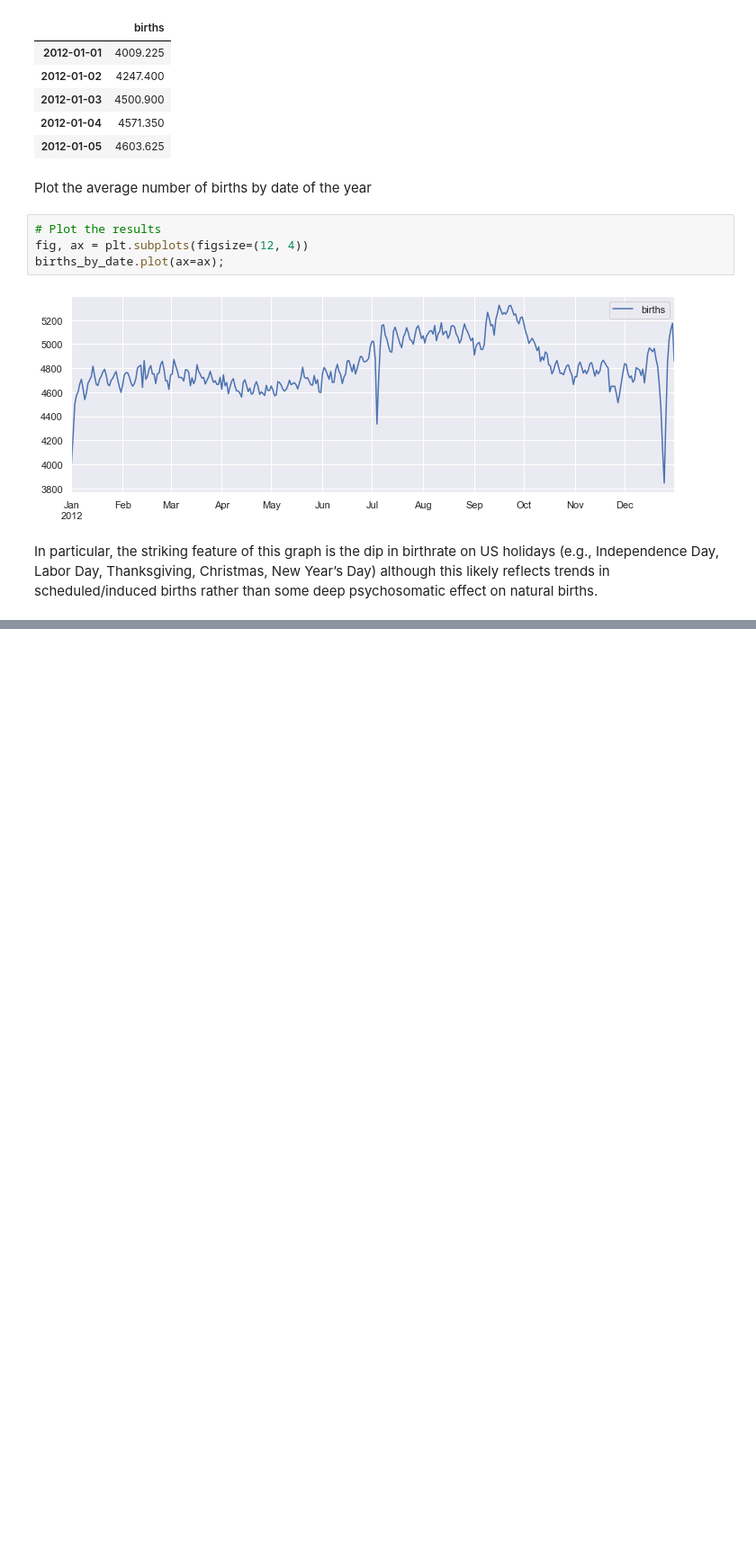
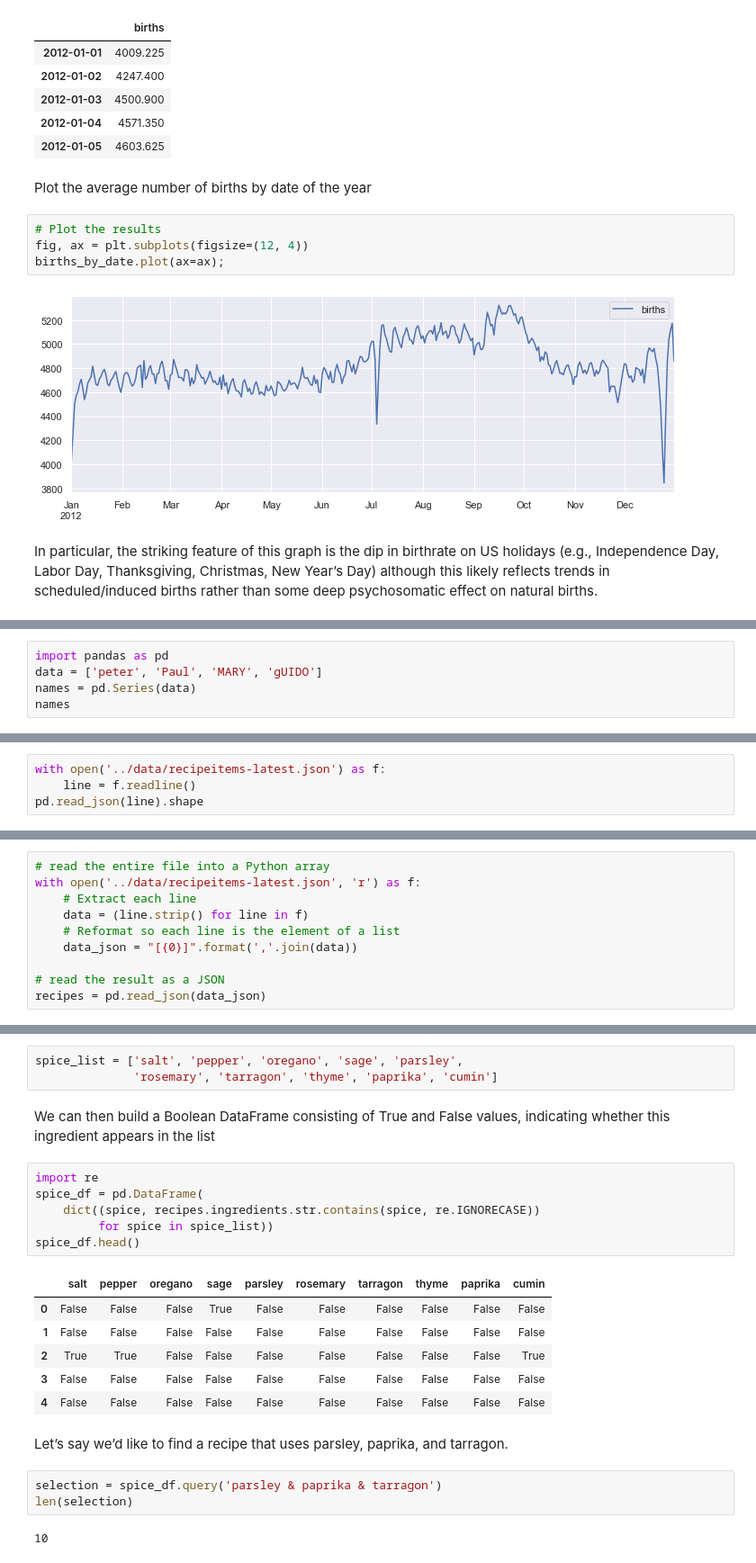
Before and after one commit to hanchiang/python-data-science-handbook, a Jupyter notebook: 3-data-manipulation-with-pandas/3-data-manipulation-with-pandas.ipynb, the cells around one changed output, grey strips where cells are left out. Shown at 90% size. Cells and saved outputs as stored; diff of their text form; blank space fills up the shorter version.

```diff
--- a/3-data-manipulation-with-pandas/3-data-manipulation-with-pandas.ipynb
+++ b/3-data-manipulation-with-pandas/3-data-manipulation-with-pandas.ipynb
@@ -2096,0 +2109,5 @@ psychosomatic effect on natural births.
+# %%
+import pandas as pd
+data = ['peter', 'Paul', 'MARY', 'gUIDO']
+names = pd.Series(data)
+names
@@ -2096,0 +2271,4 @@ psychosomatic effect on natural births.
+# %%
+with open('../data/recipeitems-latest.json') as f:
+    line = f.readline()
+pd.read_json(line).shape
@@ -2096,0 +2281,10 @@ psychosomatic effect on natural births.
+# %%
+# read the entire file into a Python array
+with open('../data/recipeitems-latest.json', 'r') as f:
+    # Extract each line
+    data = (line.strip() for line in f)
+    # Reformat so each line is the element of a list
+    data_json = "[{0}]".format(','.join(data))
+
+# read the result as a JSON
+recipes = pd.read_json(data_json)
@@ -2096,0 +2361,26 @@ psychosomatic effect on natural births.
+# %%
+spice_list = ['salt', 'pepper', 'oregano', 'sage', 'parsley',
+              'rosemary', 'tarragon', 'thyme', 'paprika', 'cumin']
+# %% [markdown]
+We can then build a Boolean DataFrame consisting of True and False values, indicating whether this ingredient appears in the list
+# %%
+import re
+spice_df = pd.DataFrame(
+    dict((spice, recipes.ingredients.str.contains(spice, re.IGNORECASE))
+         for spice in spice_list))
+spice_df.head()
+# %% [output]
+|  | salt | pepper | oregano | sage | parsley | rosemary | tarragon | thyme | paprika | cumin |
+| 0 | False | False | False | True | False | False | False | False | False | False |
+| 1 | False | False | False | False | False | False | False | False | False | False |
+| 2 | True | True | False | False | False | False | False | False | False | True |
+| 3 | False | False | False | False | False | False | False | False | False | False |
+| 4 | False | False | False | False | False | False | False | False | False | False |
+# %% [markdown]
+Let’s say we’d like to find a recipe that uses parsley, paprika, and
+tarragon.
+# %%
+selection = spice_df.query('parsley & paprika & tarragon')
+len(selection)
+# %% [output]
+10
```
Also changed, not shown: parts of 49 cells of this notebook, 3 other files.
